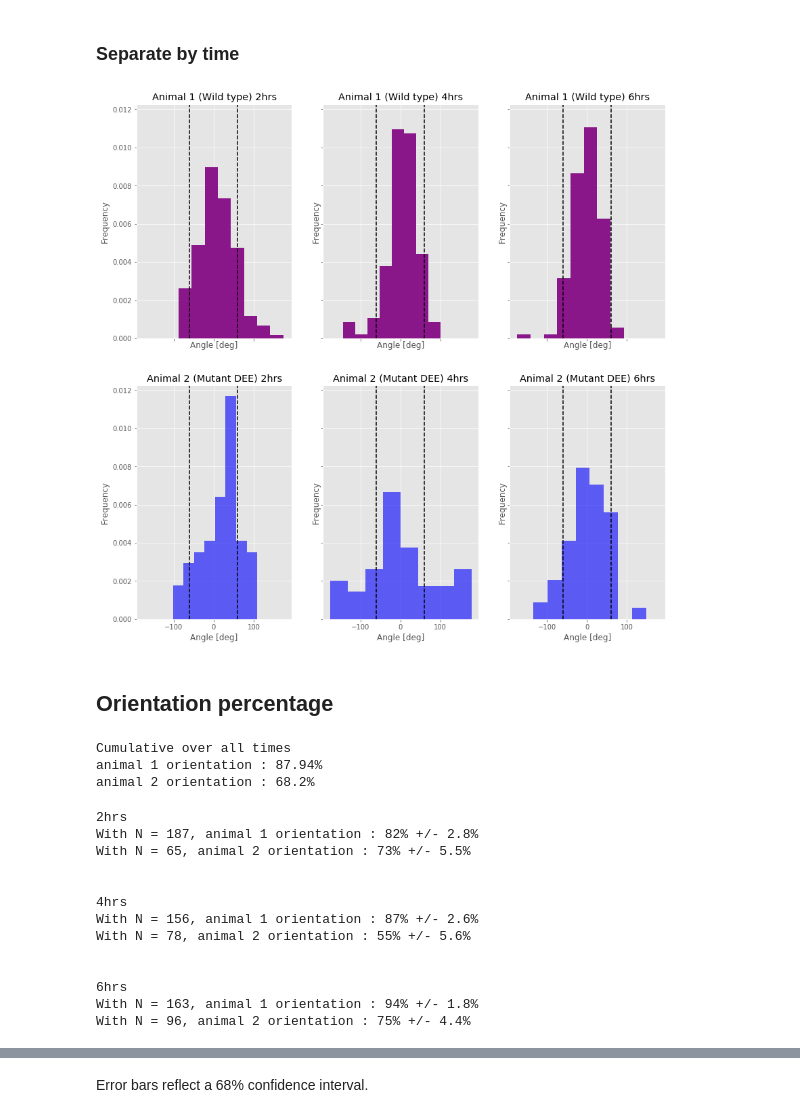
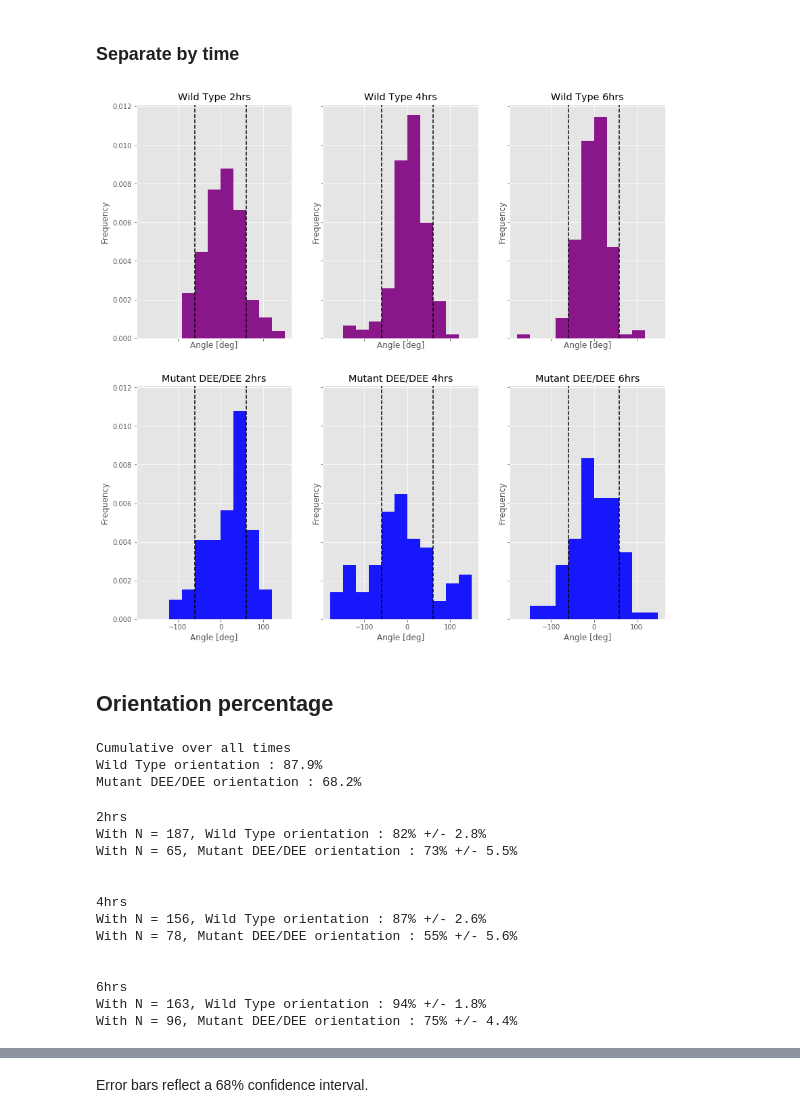
Before and after one commit to WillGiang/golgi-polarization, a Jupyter notebook: GolgiPolarizationAnalysis.ipynb, the cells around one changed output, grey strips where cells are left out. Saved outputs shown, nothing was run; the diff lists cells and outputs as text; code cells hidden in the pictures.

```diff
--- a/GolgiPolarizationAnalysis.ipynb
+++ b/GolgiPolarizationAnalysis.ipynb
@@ -83,7 +106,7 @@ Name: animal_id, dtype: object
 # %% [markdown]
 Same stuff with the timing info
 # %%
-df['time'] = df.fileID.str.split('_', expand=True).get(1)
+df['time'] = df.fileID.str.split('_', expand=True).get(1).str.lower()
 print('number of times: {}'. format(df['time'].nunique()))
 df['time'].head()
 # %% [output]
@@ -233,27 +238,33 @@ Text(0.5,1,'Animal 2 Golgi Area')
 # %%
+angle_bins = np.arange(-180, 180, 30)
+
 fig, axes = plt.subplots(1,2, figsize=(12,5), sharey=True)
 ax = axes.ravel()
 
-animal1.anglesInDeg.hist(bins=20,
+animal1.anglesInDeg.hist(bins=angle_bins,
                          ax=ax[0],
                          normed=True,
-                        color = 'purple',
-                        alpha=0.9)
+                         color = animal1_color,
+                         alpha=0.9
+                        )
+
 ax[0].set_xlabel('Angle [deg]')
 ax[0].set_ylabel('Frequency')
-ax[0].set_title('Animal 1 (Wild type) ')
+ax[0].set_title('{} {} at all times'.format(desired_exp, animal1_type))
 ax[0].axvline(-60, color='k',linestyle='--')
 ax[0].axvline(60, color='k',linestyle='--')
 
-animal2.anglesInDeg.hist(bins=20,
+
+animal2.anglesInDeg.hist(bins=angle_bins,
                          ax=ax[1],
                          normed=True,
-                        color='blue',
-                        alpha=0.6)
+                         color=animal2_color,
+                         alpha=0.9
+                        )
 ax[1].set_xlabel('Angle [deg]')
 ax[1].set_ylabel('Frequency')
-ax[1].set_title('Animal 2 (Mutant DEE)')
+ax[1].set_title('{} {} at all times'.format(desired_exp, animal2_type))
 
-ax[1].axvline(-60, color='k',linestyle='--')
-ax[1].axvline(60, color='k',linestyle='--')
+_ = ax[1].axvline(-60, color='k',linestyle='--')
+_ = ax[1].axvline(60, color='k',linestyle='--')
 # %% [output]
@@ -264,35 +274,35 @@ ax[1].axvline(60, color='k',linestyle='--')
 # %%
 fig, axes = plt.subplots(2,3, figsize=(14,14), sharey=True, sharex=True)
 ax = axes.ravel()
-times = ['2hrs', '4hrs', '6hrs']
+
 
 for i, time in enumerate(times):
-    ax[i] = animal1[animal1.time == time].anglesInDeg.hist(bins=8,
+    ax[i] = animal1[animal1.time == time].anglesInDeg.hist(bins=angle_bins,
                                                            ax=ax[i],
                                                            normed=True,
-                                                           color = 'purple',
+                                                           color = animal1_color,
                                                            alpha=0.9
                                                           )
 
-    ax[i+3] = animal2[animal2.time == time].anglesInDeg.hist(bins=8,
+    ax[i+3] = animal2[animal2.time == time].anglesInDeg.hist(bins=angle_bins,
                                                              ax=ax[i+3],
                                                              normed=True,
-                                                             color='blue',
-                                                             alpha=0.6
+                                                             color=animal2_color,
+                                                             alpha=0.9
                                                             )
     ax[i].set_xlabel('Angle [deg]')
     ax[i].set_ylabel('Frequency')
-    ax[i].set_title('Animal 1 (Wild type) {}'.format(time))
+    ax[i].set_title('{} {}'.format(animal1_type, time))
     ax[i].axvline(-60, color='k',linestyle='--')
     ax[i].axvline(60, color='k',linestyle='--')
 
     ax[i+3].set_xlabel('Angle [deg]')
     ax[i+3].set_ylabel('Frequency')
-    ax[i+3].set_title('Animal 2 (Mutant DEE) {}'.format(time))
+    ax[i+3].set_title('{} {}'.format(animal2_type, time))
     ax[i+3].axvline(-60, color='k',linestyle='--')
     ax[i+3].axvline(60, color='k',linestyle='--')
 # %% [output]
-[figure, old version]
+[figure, new version]
 # %% [markdown]
 ## Orientation percentage
 # %%
@@ -314,12 +324,12 @@ orientation_percent_animal1 = orientation_percent(animal1)
 orientation_percent_animal2 = orientation_percent(animal2)
 
 print("Cumulative over all times")
-print("animal 1 orientation : {}%".format(orientation_percent_animal1))
-print("animal 2 orientation : {}%".format(orientation_percent_animal2))
+print("{} orientation : {}%".format(animal1_type, round(orientation_percent_animal1,1)))
+print("{} orientation : {}%".format(animal2_type, round(orientation_percent_animal2,1)))
 # %% [output]
 Cumulative over all times
-animal 1 orientation : 87.94%
-animal 2 orientation : 68.2%
+Wild Type orientation : 87.9%
+Mutant DEE/DEE orientation : 68.2%
 # %%
 def sample_proportion_error(p, n):
     """Returns the error for a sample proportion
@@ -358,26 +367,26 @@ for time in times:
 
     print("{}".format(time))
 
-    print("With N = {}, animal 1 orientation : {}% +/- {}%".format(n1,
-        int(orientation_percent_animal1), round(serr1*100,1)))
-    print("With N = {}, animal 2 orientation : {}% +/- {}%".format(n2,
-        int(orientation_percent_animal2), round(serr2*100,1)))
+    print("With N = {}, {} orientation : {}% +/- {}%".format(n1,
+        animal1_type, int(orientation_percent_animal1), round(serr1*100,1)))
+    print("With N = {}, {} orientation : {}% +/- {}%".format(n2,
+        animal2_type, int(orientation_percent_animal2), round(serr2*100,1)))
 
     print("\n")
 # %% [output]
 2hrs
-With N = 187, animal 1 orientation : 82% +/- 2.8%
-With N = 65, animal 2 orientation : 73% +/- 5.5%
+With N = 187, Wild Type orientation : 82% +/- 2.8%
+With N = 65, Mutant DEE/DEE orientation : 73% +/- 5.5%
 
 
 4hrs
-With N = 156, animal 1 orientation : 87% +/- 2.6%
-With N = 78, animal 2 orientation : 55% +/- 5.6%
+With N = 156, Wild Type orientation : 87% +/- 2.6%
+With N = 78, Mutant DEE/DEE orientation : 55% +/- 5.6%
 
 
 6hrs
-With N = 163, animal 1 orientation : 94% +/- 1.8%
-With N = 96, animal 2 orientation : 75% +/- 4.4%
+With N = 163, Wild Type orientation : 94% +/- 1.8%
+With N = 96, Mutant DEE/DEE orientation : 75% +/- 4.4%
 # %%
 plt.style.use('ggplot')
 plt.rc('axes', titlesize = 22)
```
Also changed, not shown: parts of 8 cells of this notebook.
